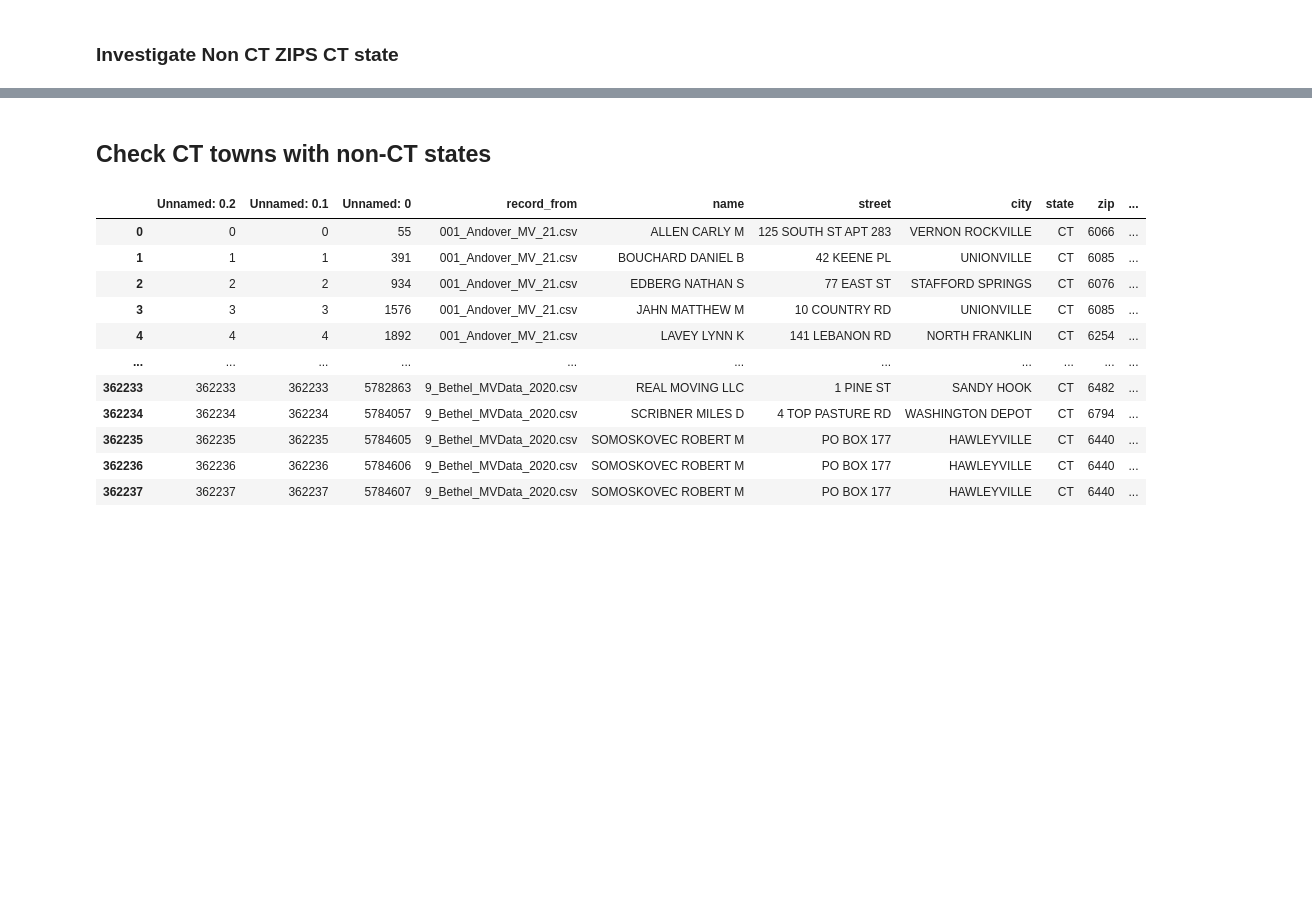
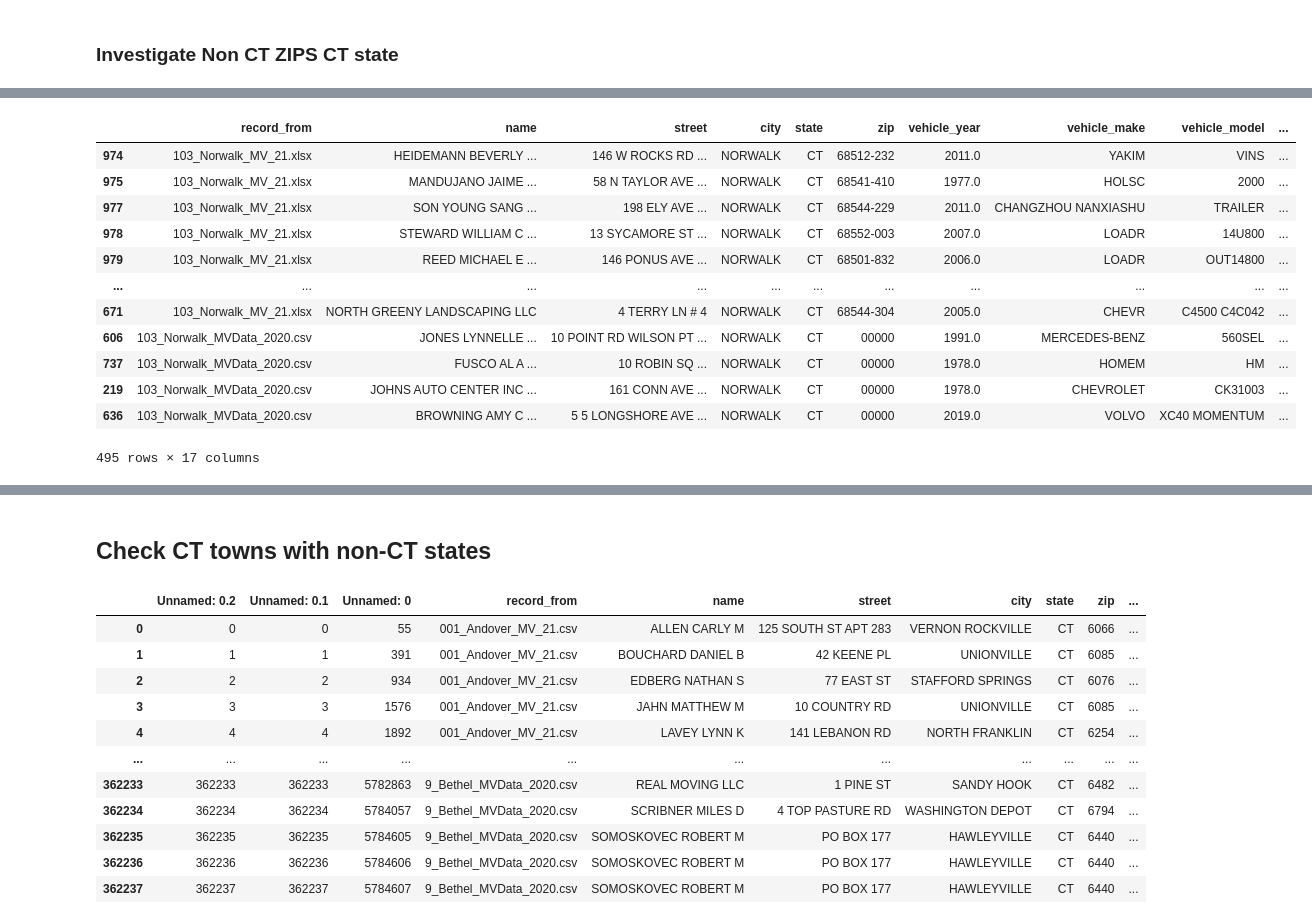
Before and after one commit to rajanoureddine/ctdot-tobin-yse, a Jupyter notebook: 1_municipal_data/check_reconstruct_municipal.ipynb, the cells around one changed output, grey strips where cells are left out. Drawn from its saved outputs; the diff is of its cells as text; code cells hidden in the pictures; blank space fills up the shorter version.

```diff
--- a/1_municipal_data/check_reconstruct_municipal.ipynb
+++ b/1_municipal_data/check_reconstruct_municipal.ipynb
@@ -731,0 +790,16 @@ fixed_zips[1800:]
+# %%
+nonct_zip_ct_state[nonct_zip_ct_state["record_from"].str.contains("Norwalk")]
+# %% [output]
+|  | record_from | name | street | city | state | zip | vehicle_year | vehicle_make | vehicle_model | ... |
+| 974 | 103_Norwalk_MV_21.xlsx | HEIDEMANN BEVERLY ... | 146 W ROCKS RD ... | NORWALK | CT | 68512-232 | 2011.0 | YAKIM | VINS | ... |
+| 975 | 103_Norwalk_MV_21.xlsx | MANDUJANO JAIME ... | 58 N TAYLOR AVE ... | NORWALK | CT | 68541-410 | 1977.0 | HOLSC | 2000 | ... |
+| 977 | 103_Norwalk_MV_21.xlsx | SON YOUNG SANG ... | 198 ELY AVE ... | NORWALK | CT | 68544-229 | 2011.0 | CHANGZHOU NANXIASHU | TRAILER | ... |
+| 978 | 103_Norwalk_MV_21.xlsx | STEWARD WILLIAM C ... | 13 SYCAMORE ST ... | NORWALK | CT | 68552-003 | 2007.0 | LOADR | 14U800 | ... |
+| 979 | 103_Norwalk_MV_21.xlsx | REED MICHAEL E ... | 146 PONUS AVE ... | NORWALK | CT | 68501-832 | 2006.0 | LOADR | OUT14800 | ... |
+| ... | ... | ... | ... | ... | ... | ... | ... | ... | ... | ... |
+| 671 | 103_Norwalk_MV_21.xlsx | NORTH GREENY LANDSCAPING LLC | 4 TERRY LN # 4 | NORWALK | CT | 68544-304 | 2005.0 | CHEVR | C4500 C4C042 | ... |
+| 606 | 103_Norwalk_MVData_2020.csv | JONES LYNNELLE ... | 10 POINT RD WILSON PT ... | NORWALK | CT | 00000 | 1991.0 | MERCEDES-BENZ | 560SEL | ... |
+| 737 | 103_Norwalk_MVData_2020.csv | FUSCO AL A ... | 10 ROBIN SQ ... | NORWALK | CT | 00000 | 1978.0 | HOMEM | HM | ... |
+| 219 | 103_Norwalk_MVData_2020.csv | JOHNS AUTO CENTER INC ... | 161 CONN AVE ... | NORWALK | CT | 00000 | 1978.0 | CHEVROLET | CK31003 | ... |
+| 636 | 103_Norwalk_MVData_2020.csv | BROWNING AMY C ... | 5 5 LONGSHORE AVE ... | NORWALK | CT | 00000 | 2019.0 | VOLVO | XC40 MOMENTUM | ... |
+495 rows × 17 columns
```
Also changed, not shown: parts of 19 cells of this notebook.
